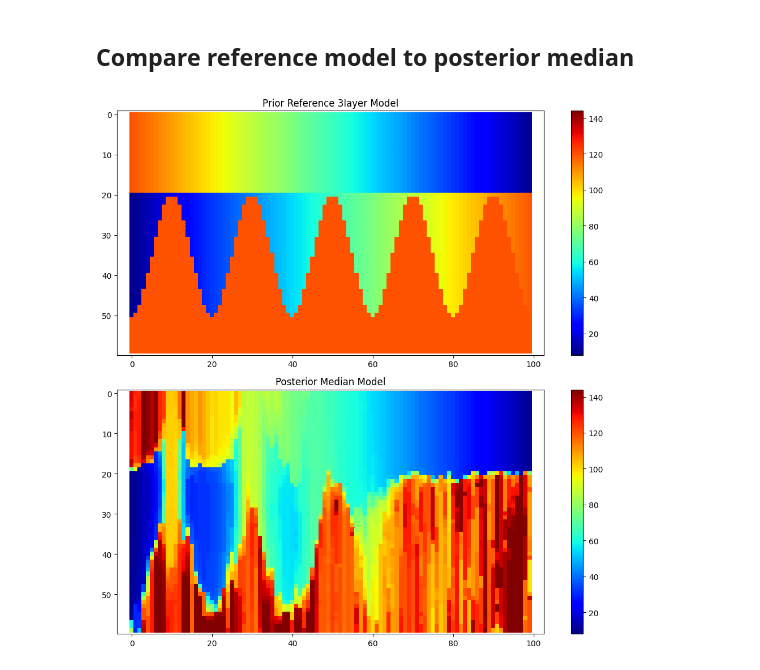
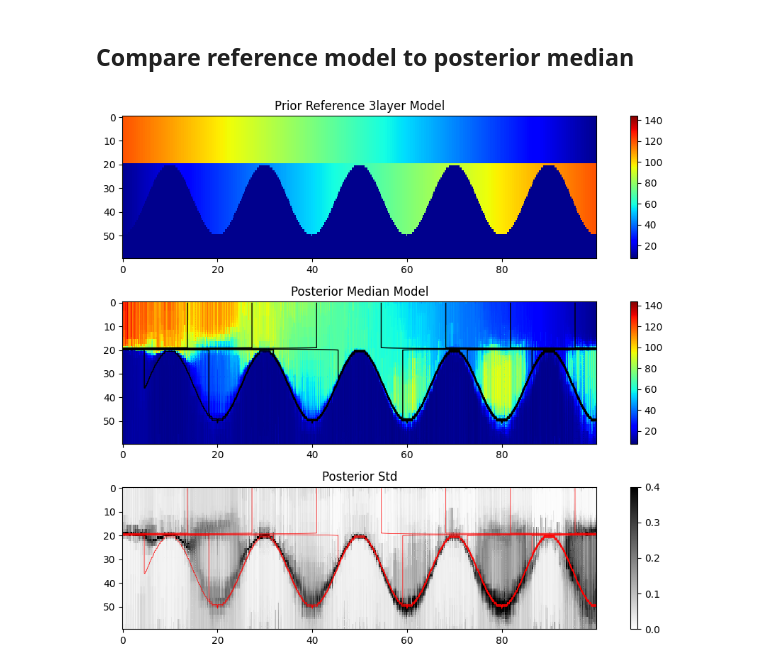
Before and after one commit to cultpenguin/integrate_module, a Jupyter notebook: examples/integrate_synthetic_case.ipynb, the cells around one changed output. Saved outputs shown, nothing was run; the diff lists cells and outputs as text; code cells hidden in the pictures.

```diff
--- a/examples/integrate_synthetic_case.ipynb
+++ b/examples/integrate_synthetic_case.ipynb
@@ -89,10 +96,16 @@ plot_data: Using data set D1
 ## Create prior model and data
 # %%
 N=500000 # sample size
+RHO_dist='log-uniform'
+#RHO_dist='uniform'
+RHO_min=0.8*min(rho)
+RHO_max=1.25*max(rho)
+NLAY_min=2
+NLAY_max=3
 f_prior_h5 = ig.prior_model_layered(N=N,
                                     lay_dist='uniform', z_max = z_max,
-                                    NLAY_min=3, NLAY_max=3,
-                                    RHO_dist='uniform', RHO_min=0.5*min(rho), RHO_max=2*max(rho))
+                                    NLAY_min=NLAY_min, NLAY_max=NLAY_max,
+                                    RHO_dist=RHO_dist, RHO_min=RHO_min, RHO_max=RHO_max)
 
 ig.plot_prior_stats(f_prior_h5)
 # %% [output]
@@ -109,5 +123,9 @@ Time elapsed: 553.7 s, for 500000 soundings. 1.107 ms/sounding. 903.0it/s
 # %% [markdown]
 ## Perform inversion
 # %%
-f_post_h5 = ig.integrate_rejection(f_prior_data_h5, f_data_h5, parallel=parallel, Ncpu=8)
+f_post_h5 = ig.integrate_rejection(f_prior_data_h5, f_data_h5,
+                                    parallel=parallel,
+                                    Ncpu=8,
+                                    use_N_best=0
+                                    )
 # %% [output]
@@ -130,34 +155,52 @@ ig.plot_data_prior_post(f_post_h5, i_plot=len(x_ref)-1, hardcopy=hardcopy)
 # %%
 # Read 'M1/Median' from f_post_h5
 with h5py.File(f_post_h5, 'r') as f_post:
     M_median = f_post['/M1/Median'][:]
+    M_mean = f_post['/M1/Mean'][:]
+    M_std = f_post['/M1/Std'][:]
 
 with h5py.File(f_prior_h5,'r') as f_prior:
     # REad 'x' feature from f_prior
     z =  f_prior['/M1'].attrs['x']
 
 xx, zz = np.meshgrid(x_ref, z)
 
 # Make a figure with two subplots, each with plt.pcolor(xx,zz,M_median.T) and, plt.pcolor(xx_ref,zz_ref,M_ref.T), and use the same colorbar and x.axis
-fig, (ax1, ax2) = plt.subplots(2, 1, figsize=(10, 10))
+fig, (ax1, ax2, ax3) = plt.subplots(3, 1, figsize=(10, 8))
 
 clim = [0.8*min(rho), 1.2*max(rho)]
-# Second subplot
+# Fisrt subplot - ref model
 c1 = ax1.pcolor(xx_ref, zz_ref, M_ref.T, clim=clim, cmap='jet')
 ax1.invert_yaxis()
-ax1.axis('equal')
+#ax1.axis('equal')
 fig.colorbar(c1, ax=ax1)
 ax1.set_title('Prior Reference %s Model' % case)
 
-# First subplot
-c2 = ax2.pcolor(xx, zz, M_median.T, clim=clim, cmap='jet')
+# Second subplot - Median
+c2 = ax2.pcolor(xx, zz, M_mean.T, clim=clim, cmap='jet')
 ax2.invert_yaxis()
-ax2.axis('equal')
+#ax2.axis('equal')
 fig.colorbar(c2, ax=ax2)
 ax2.set_title('Posterior Median Model')
+# add a contour plot of xx_ref, zz_ref, M_ref.T on top of current figure
+ax2.contour(xx_ref, zz_ref, M_ref.T, colors='k', linewidths=1)
+
+# Third subplot - Std
+c3 = ax3.pcolor(xx, zz, M_std.T, clim=[0,0.4], cmap='gray_r')
+ax3.invert_yaxis()
+#ax3.axis('equal')
+fig.colorbar(c3, ax=ax3)
+ax3.set_title('Posterior Std')
+# add a contour plot of xx_ref, zz_ref, M_ref.T on top of current figure
+ax3.contour(xx_ref, zz_ref, M_ref.T, colors='r', linewidths=.5)
+
+# change aspect ratio of the figure to 2:1
+ax1.set_aspect(.5)
+ax2.set_aspect(.5)
+ax3.set_aspect(.5)
 
 plt.tight_layout()
-plt.savefig('Synthetic%s' % (case.upper()))
+plt.savefig('Synthetic_%s_%s_z%d_rho%d-%d-%d_Nlay%d-%d_N%d' % (case.upper(),RHO_dist,z_max, rho[0],rho[1],rho[2],NLAY_min, NLAY_max,N))
 plt.show()
 # %% [output]
-[figure, old version]
+[figure, new version]
```
Also changed, not shown: parts of 7 cells of this notebook, 4 other files.
